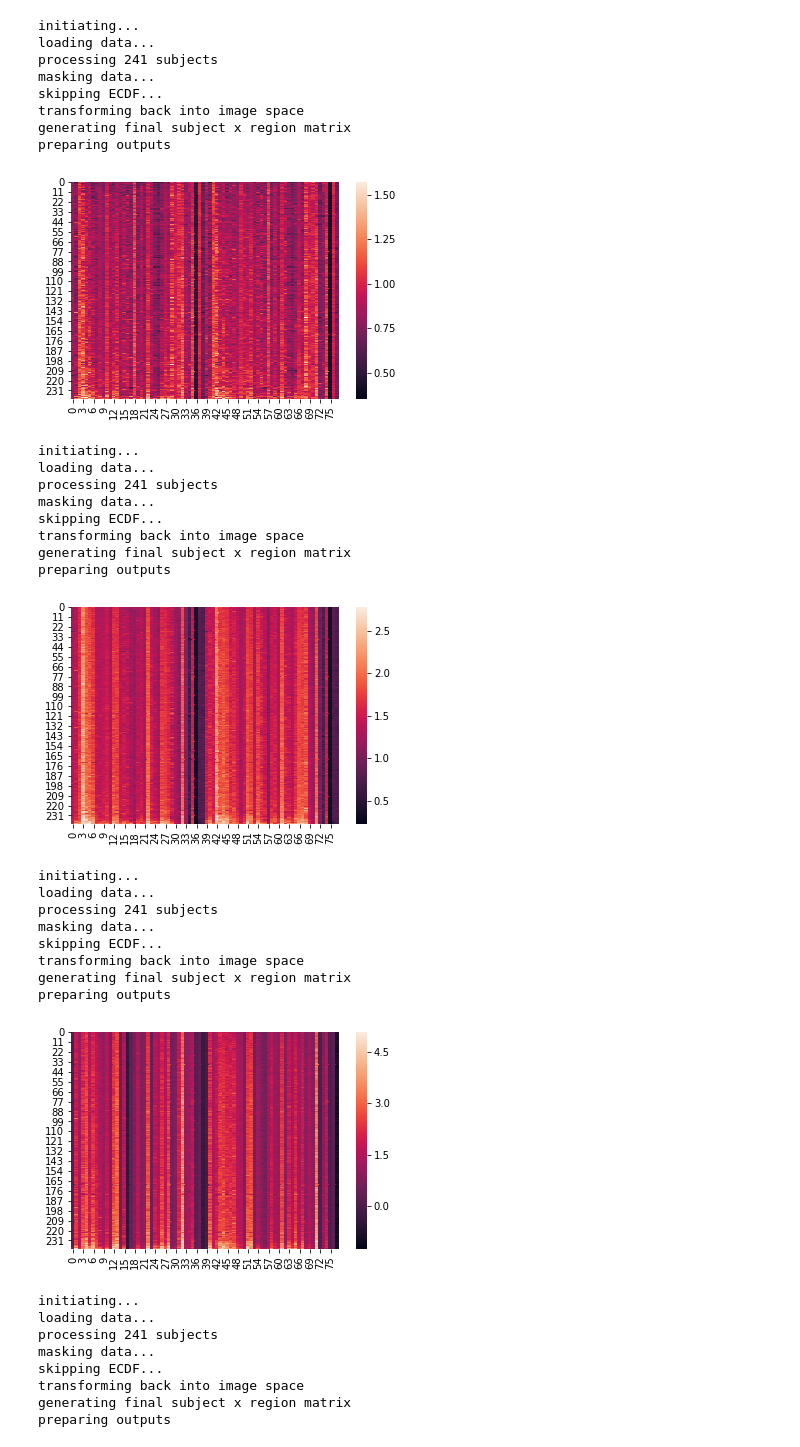
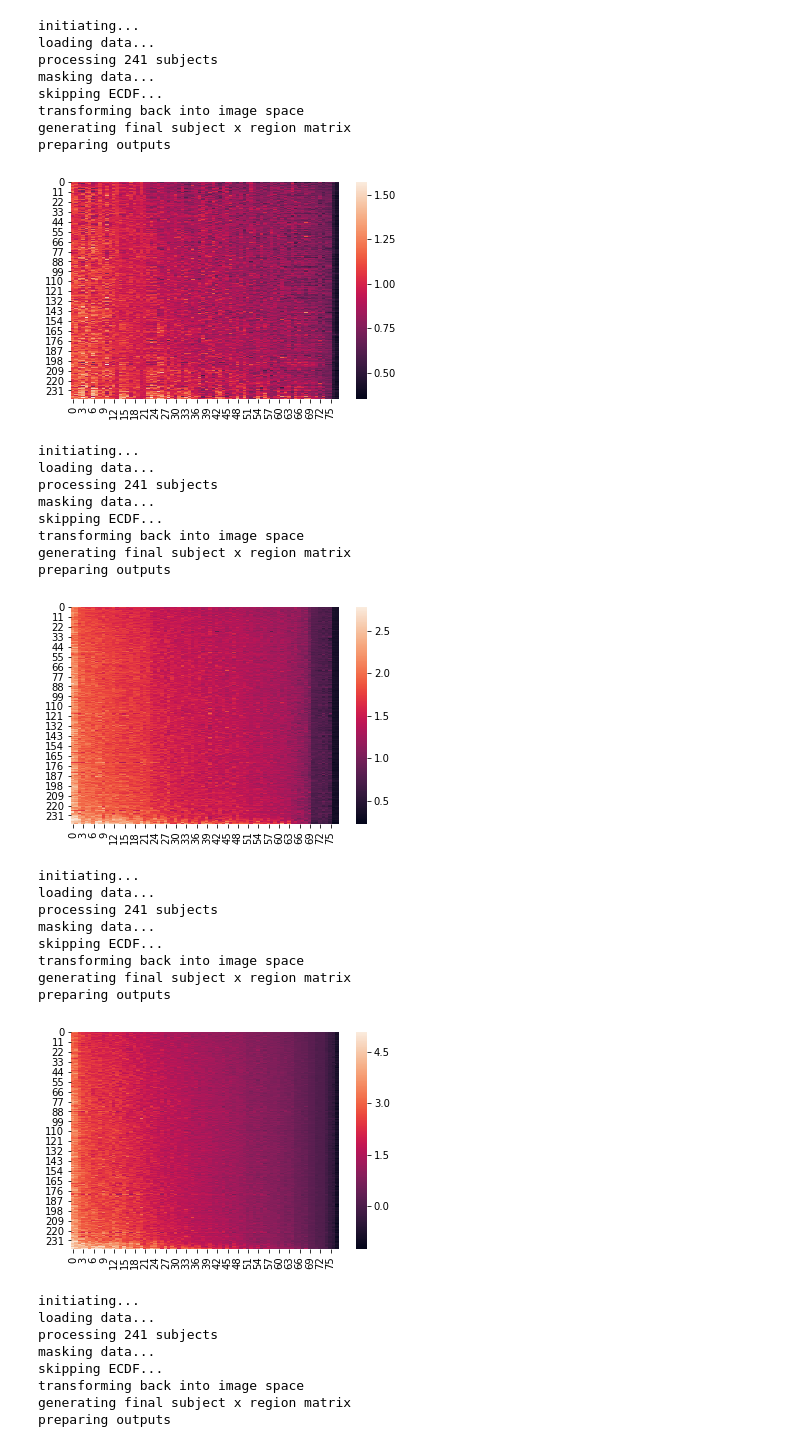
Before and after one commit to illdopejake/hack_projects, a Jupyter notebook: prepare_PET_data_for_ECM_build.ipynb, the cells around one changed output. Saved outputs shown, nothing was run; the diff lists cells and outputs as text; code cells hidden in the pictures.

```diff
--- a/prepare_PET_data_for_ECM_build.ipynb
+++ b/prepare_PET_data_for_ECM_build.ipynb
@@ -492,11 +506,14 @@ ndf_ica = pandas.read_csv(
 ndf_ica.drop(ndf_ica.columns[78:],axis=1,inplace=True)
 sorter = pandas.DataFrame(ndf_ica,copy=True)
 sorter.loc[:,'mean'] = ndf_ica.mean(axis=1)
+sorter2 = pandas.DataFrame(ndf_ica,copy=True)
+sorter2.loc['mean',:] = ndf_ica.mean(axis=0)
 plt.close()
-sns.heatmap(ndf_ica.loc[sorter.sort_values('mean',axis=0,ascending=True).index].values)
+sns.heatmap(ndf_ica.loc[sorter.sort_values('mean',axis=0,ascending=True).index
+                    ][sorter2.sort_values('mean',axis=1,ascending=False).columns].values)
 plt.show()
 # %% [output]
-[figure, old version]
+[figure, new version]
 # %%
 files_in = ica_scans2
 atlas = dkt
@@ -519,11 +536,14 @@ ndf_ica2 = pandas.read_csv(
 ndf_ica2.drop(ndf_ica2.columns[78:],axis=1,inplace=True)
 sorter = pandas.DataFrame(ndf_ica2,copy=True)
 sorter.loc[:,'mean'] = ndf_ica2.mean(axis=1)
+sorter2 = pandas.DataFrame(ndf_ica2,copy=True)
+sorter2.loc['mean',:] = ndf_ica2.mean(axis=0)
 plt.close()
-sns.heatmap(ndf_ica2.loc[sorter.sort_values('mean',axis=0,ascending=True).index].values)
+sns.heatmap(ndf_ica2.loc[sorter.sort_values('mean',axis=0,ascending=True).index
+                    ][sorter2.sort_values('mean',axis=1,ascending=False).columns].values)
 plt.show()
 # %% [output]
-[figure, old version]
+[figure, new version]
 # %%
 files_in = wtd_scans
 atlas = dkt
@@ -543,14 +563,17 @@ preparing outputs
 # %%
 ndf_wtd = pandas.read_csv(
     '/data1/users/jvogel/ADNI_tau/template_space/tau_images/esm_prep/smoothed_regular_images/smoothed_wtd_amyloid_roi_data.csv')
 ndf_wtd.drop(ndf_wtd.columns[78:],axis=1,inplace=True)
 sorter = pandas.DataFrame(ndf_wtd,copy=True)
 sorter.loc[:,'mean'] = ndf_wtd.mean(axis=1)
+sorter2 = pandas.DataFrame(ndf_wtd,copy=True)
+sorter2.loc['mean',:] = ndf_wtd.mean(axis=0)
 plt.close()
-sns.heatmap(ndf_wtd.loc[sorter.sort_values('mean',axis=0,ascending=True).index].values)
+sns.heatmap(ndf_wtd.loc[sorter.sort_values('mean',axis=0,ascending=True).index
+                    ][sorter2.sort_values('mean',axis=1,ascending=False).columns].values)
 plt.show()
 # %% [output]
-[figure, old version]
+[figure, new version]
 # %%
 files_in = wi_scans
 atlas = dkt
```
Also changed, not shown: parts of 63 cells of this notebook, 3 other files.
